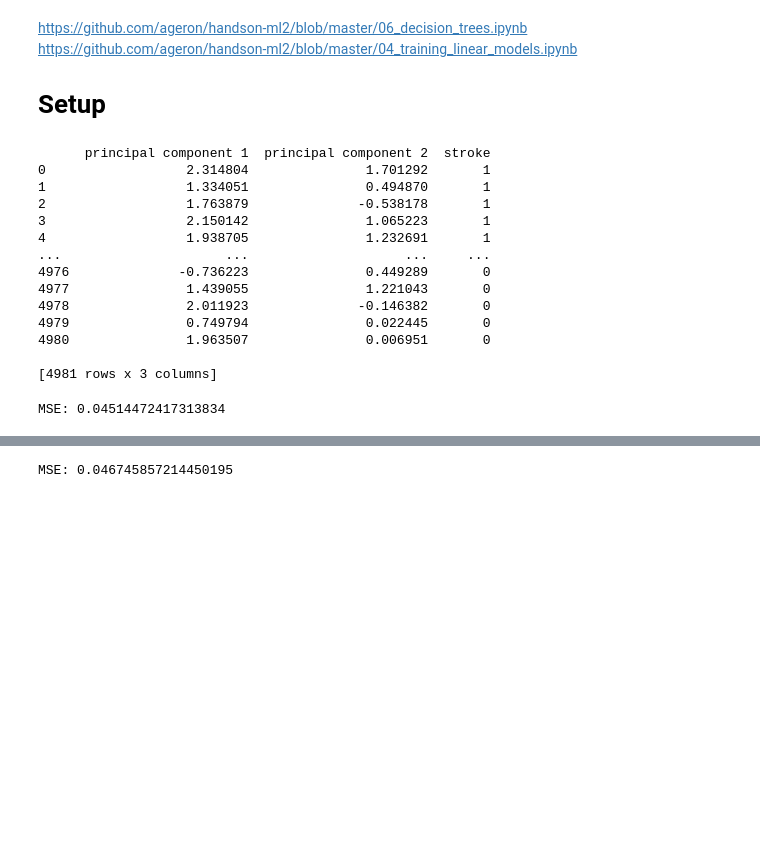
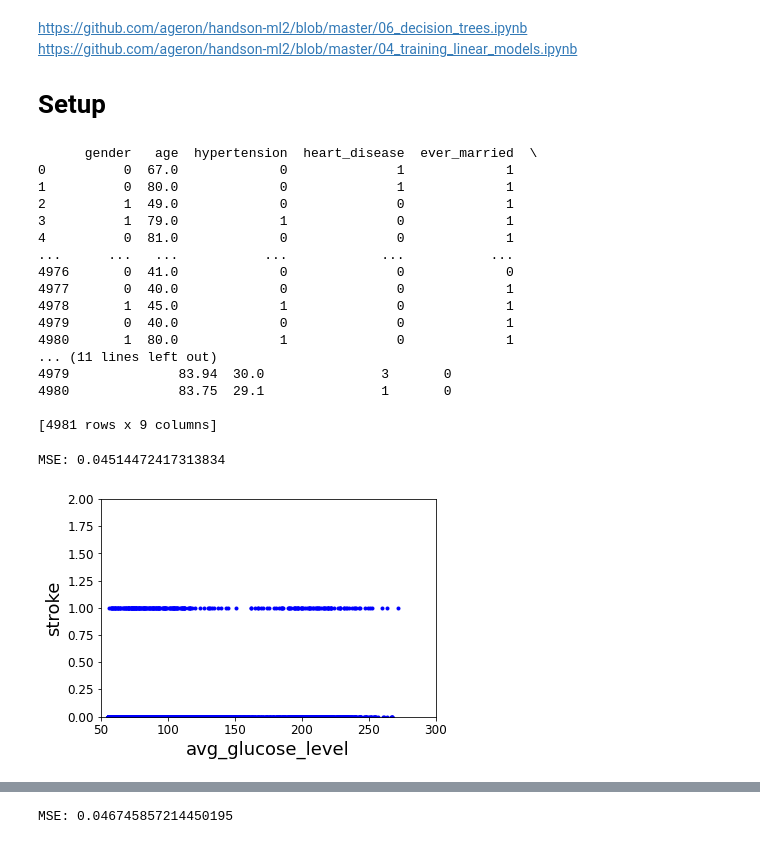
Before and after one commit to Lisnivia/F21DL, a Jupyter notebook: Lab 9.ipynb, the cells around one changed output, grey strips where cells are left out. Saved outputs shown, nothing was run; the diff lists cells and outputs as text; code cells hidden in the pictures; blank space fills up the shorter version.

```diff
--- a/Lab 9.ipynb
+++ b/Lab 9.ipynb
@@ -39,22 +39,25 @@ brain = pd.read_csv(url)
 brain = brain.drop(brain.columns[0], axis=1)
 brain_pca = pd.read_csv('brain_stroke_after_pca.csv')
 brain_pca = brain_pca.drop(brain_pca.columns[0], axis=1)
-print(brain_pca)
+print(brain)
 # %% [output]
-      principal component 1  principal component 2  stroke
-0                  2.314804               1.701292       1
-1                  1.334051               0.494870       1
-2                  1.763879              -0.538178       1
-3                  2.150142               1.065223       1
-4                  1.938705               1.232691       1
-...                     ...                    ...     ...
-4976              -0.736223               0.449289       0
-4977               1.439055               1.221043       0
-4978               2.011923              -0.146382       0
-4979               0.749794               0.022445       0
-4980               1.963507               0.006951       0
+      gender   age  hypertension  heart_disease  ever_married  \
+0          0  67.0             0              1             1
+1          0  80.0             0              1             1
+2          1  49.0             0              0             1
+3          1  79.0             1              0             1
+4          0  81.0             0              0             1
+...      ...   ...           ...            ...           ...
+4976       0  41.0             0              0             0
+4977       0  40.0             0              0             1
+4978       1  45.0             1              0             1
+4979       0  40.0             0              0             1
+4980       1  80.0             1              0             1
+... (11 lines left out)
+4979              83.94  30.0               3       0
+4980              83.75  29.1               1       0
 
-[4981 rows x 3 columns]
+[4981 rows x 9 columns]
 # %%
 # Linear Regression
 # %%
@@ -69,3 +72,11 @@ y_pred = linear.fit(X_train, y_train).predict(X_test)
 print("MSE:",mean_squared_error(y_test, y_pred))
 # %% [output]
 MSE: 0.04514472417313834
+# %%
+plt.plot(X.iloc[:, 5], y, "b.")
+plt.xlabel("avg_glucose_level", fontsize=18)
+plt.ylabel("stroke", fontsize=18)
+plt.axis([50, 300, 0, 2])
+plt.show()
+# %% [output]
+[figure, added]
```
Also changed, not shown: parts of 5 cells of this notebook.
